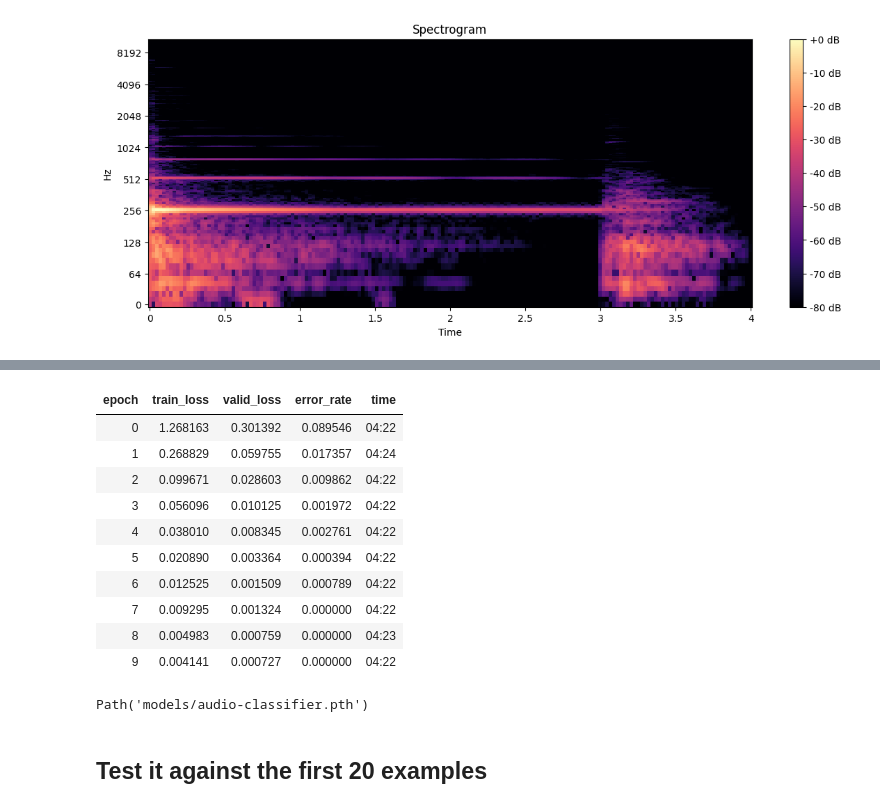
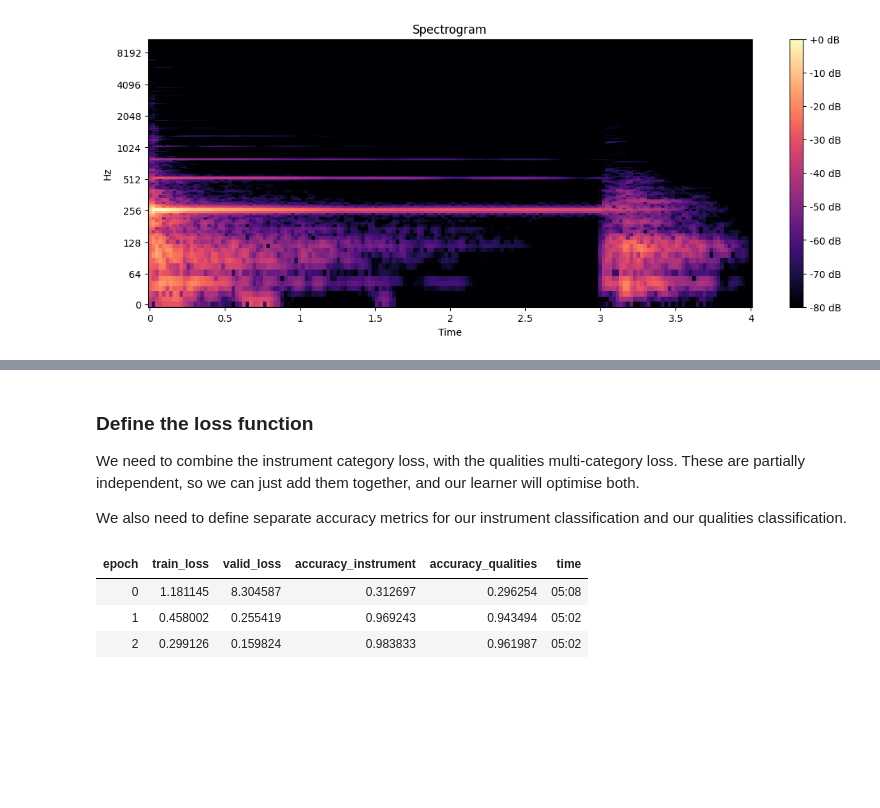
Before and after one commit to Anton-Tcholakov/fastai-playground, a Jupyter notebook: exercises/audio_classifier/audio_classifier.ipynb, the cells around one changed output, grey strips where cells are left out. Saved outputs shown, nothing was run; the diff lists cells and outputs as text; code cells hidden in the pictures; blank space fills up the shorter version.

Commit message:
Extend audio classifier to also predict qualities

```diff
--- a/exercises/audio_classifier/audio_classifier.ipynb
+++ b/exercises/audio_classifier/audio_classifier.ipynb
@@ -123,21 +334,53 @@ dls.show_batch()
+# %% [markdown]
+### Define the loss function
+
+We need to combine the instrument category loss, with the qualities multi-category loss. These are partially independent, so we can just add them together, and our learner will optimise both.
+
+We also need to define separate accuracy metrics for our instrument classification and our qualities classification.
+# %%
+import torch.nn as nn
+
+cross_entropy_loss = nn.CrossEntropyLoss()
+bce_loss = nn.BCEWithLogitsLoss()
+
+def loss_func(activs, targ):
+    # Split the activations and targets into instrument and qualities
+    instrument_activs = activs[:, :len(instrument_vocab)]
+    instrument_targ = targ[:, :len(instrument_vocab)]
+    qualities_activs = activs[:, len(instrument_vocab):]
+    qualities_targ = targ[:, len(instrument_vocab):]
+
+    # Calculate the losses
+    instrument_loss = cross_entropy_loss(instrument_activs, instrument_targ)
+    qualities_loss = bce_loss(qualities_activs, qualities_targ)
+
+    # Return the sum of the losses
+    return instrument_loss + qualities_loss
+
+def accuracy_qualities(inp, targ, thresh=0.5, sigmoid=True):
+    return accuracy_multi(
+        inp[:, len(instrument_vocab):], targ[:, len(instrument_vocab):], thresh, sigmoid)
+
+def accuracy_instrument(inp, targ):
+    return accuracy(
+        inp[:, :len(instrument_vocab)], targ[:, :len(instrument_vocab)].argmax(dim=1))
+# %%
+learn = vision_learner(dls, resnet34, n_out=21, loss_func=loss_func, metrics=[accuracy_instrument, accuracy_qualities])
+
+# Adjust first layer
+first_layer = list(learn.model.children())[0][0]
+new_first_layer = nn.Conv2d(1, first_layer.out_channels,
+                            kernel_size=first_layer.kernel_size[0],
+                            stride=first_layer.stride[0],
+                            padding=first_layer.padding[0])
+
+learn.model[0][0] = new_first_layer
+
+learn.model = learn.model.to(default_device())
 # %%
-learn = vision_learner(dls, resnet34, metrics=error_rate)
-learn.fit_one_cycle(10, 1e-3)
+learn.fit_one_cycle(3, 1e-3)
 # %% [output]
-| epoch | train_loss | valid_loss | error_rate | time |
-| 0 | 1.268163 | 0.301392 | 0.089546 | 04:22 |
-| 1 | 0.268829 | 0.059755 | 0.017357 | 04:24 |
-| 2 | 0.099671 | 0.028603 | 0.009862 | 04:22 |
-| 3 | 0.056096 | 0.010125 | 0.001972 | 04:22 |
-| 4 | 0.038010 | 0.008345 | 0.002761 | 04:22 |
-| 5 | 0.020890 | 0.003364 | 0.000394 | 04:22 |
-| 6 | 0.012525 | 0.001509 | 0.000789 | 04:22 |
-| 7 | 0.009295 | 0.001324 | 0.000000 | 04:22 |
-| 8 | 0.004983 | 0.000759 | 0.000000 | 04:23 |
-| 9 | 0.004141 | 0.000727 | 0.000000 | 04:22 |
+| epoch | train_loss | valid_loss | accuracy_instrument | accuracy_qualities | time |
+| 0 | 1.181145 | 8.304587 | 0.312697 | 0.296254 | 05:08 |
+| 1 | 0.458002 | 0.255419 | 0.969243 | 0.943494 | 05:02 |
+| 2 | 0.299126 | 0.159824 | 0.983833 | 0.961987 | 05:02 |
-# %%
-learn.save('audio-classifier')
-# %% [output]
-Path('models/audio-classifier.pth')
-# %% [markdown]
-## Test it against the first 20 examples
```
Also changed, not shown: parts of 39 cells of this notebook.
